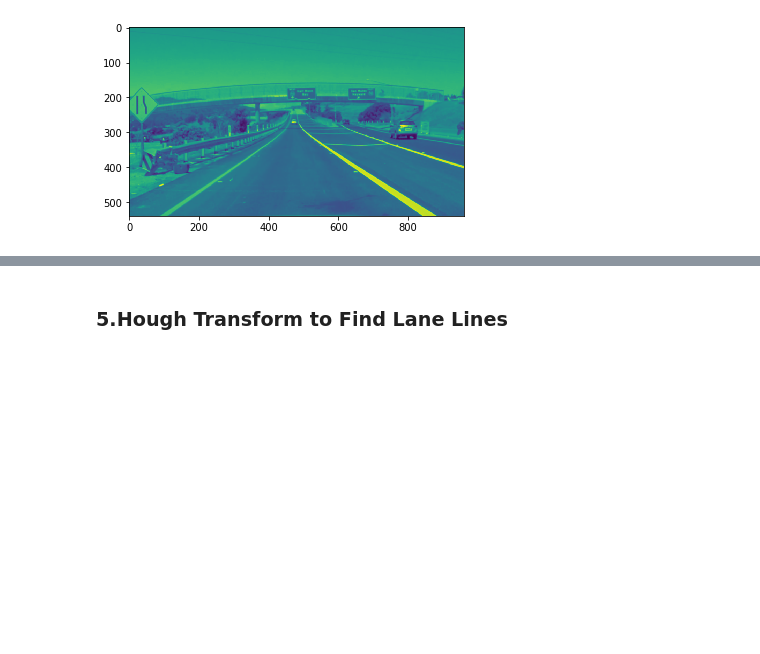
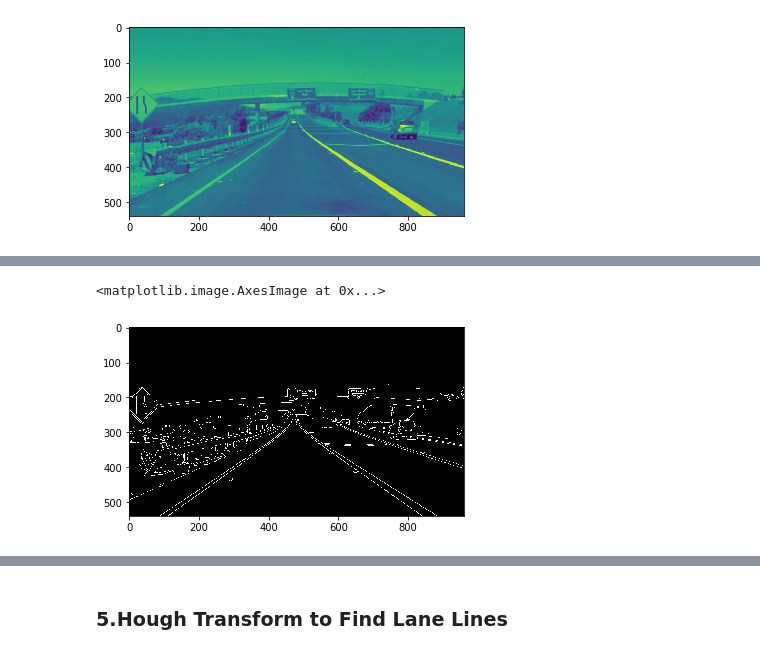
Before and after one commit to ChiangC/SDC_Python, a Jupyter notebook: finding_lane_lines_exercise/Finding_Lane_Lines.ipynb, the cells around one changed output, grey strips where cells are left out. Drawn from its saved outputs; the diff is of its cells as text; code cells hidden in the pictures; blank space fills up the shorter version.

```diff
--- a/finding_lane_lines_exercise/Finding_Lane_Lines.ipynb
+++ b/finding_lane_lines_exercise/Finding_Lane_Lines.ipynb
@@ -205,0 +204,5 @@ plt.imshow(edges, cmap='Greys_r')
+# %%
+plt.imshow(edges, cmap='Greys_r')
+# %% [output]
+<matplotlib.image.AxesImage at 0x...>
+[figure, added]
```
Also changed, not shown: parts of 8 cells of this notebook, 6 other files.
